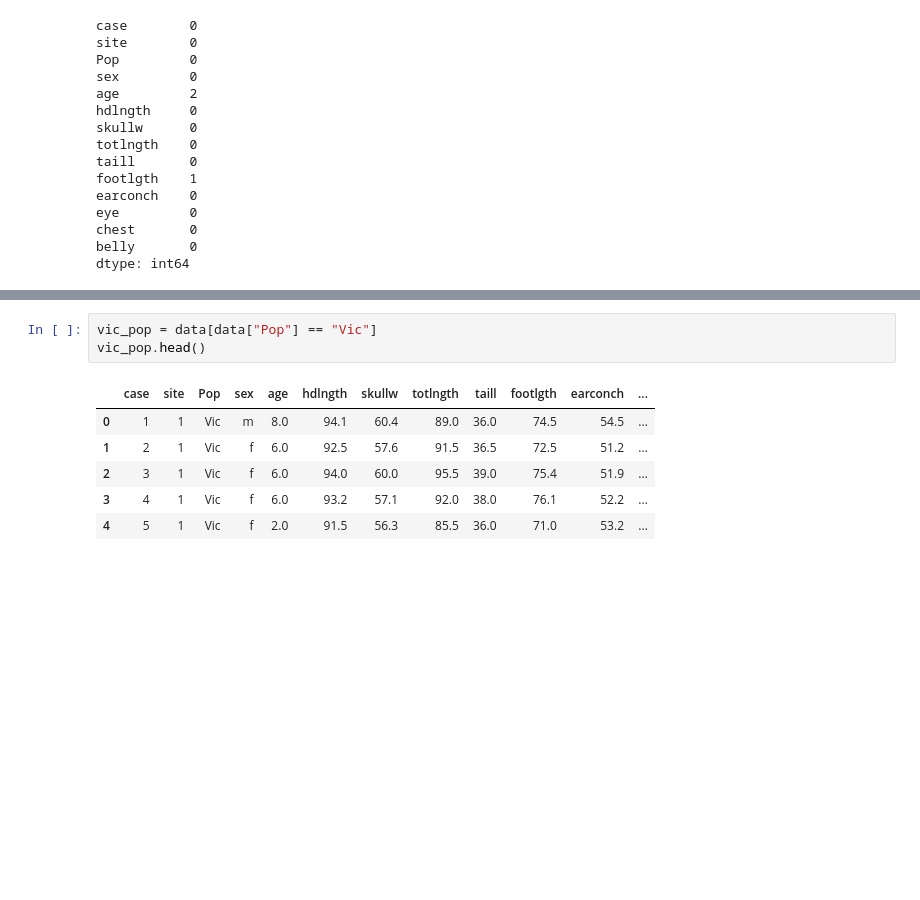
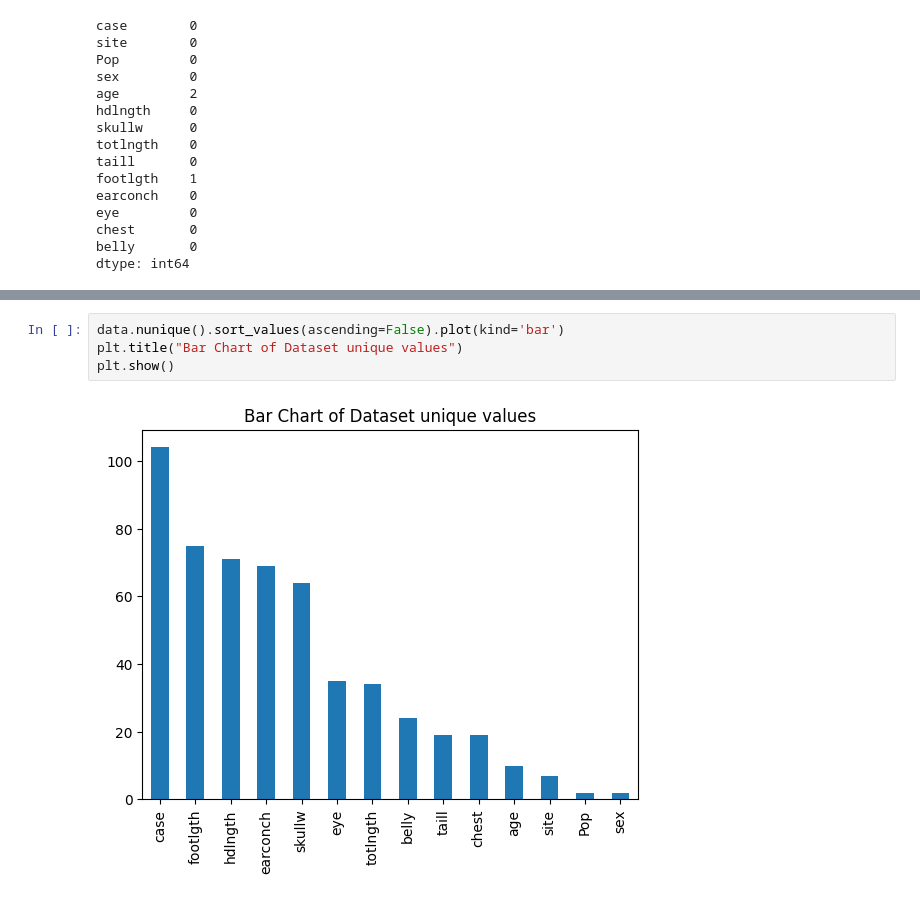
Before and after one commit to RoyalDhee/Linear_Algebra, a Jupyter notebook: task8.ipynb, the cells around one changed output, grey strips where cells are left out. Saved outputs shown, nothing was run; the diff lists cells and outputs as text; blank space fills up the shorter version.

```diff
--- a/task8.ipynb
+++ b/task8.ipynb
@@ -96,11 +137,7 @@ Name: count, dtype: int64
-# %%
-vic_pop = data[data["Pop"] == "Vic"]
-vic_pop.head()
-# %% [output]
-|  | case | site | Pop | sex | age | hdlngth | skullw | totlngth | taill | footlgth | earconch | ... |
-| 0 | 1 | 1 | Vic | m | 8.0 | 94.1 | 60.4 | 89.0 | 36.0 | 74.5 | 54.5 | ... |
-| 1 | 2 | 1 | Vic | f | 6.0 | 92.5 | 57.6 | 91.5 | 36.5 | 72.5 | 51.2 | ... |
-| 2 | 3 | 1 | Vic | f | 6.0 | 94.0 | 60.0 | 95.5 | 39.0 | 75.4 | 51.9 | ... |
-| 3 | 4 | 1 | Vic | f | 6.0 | 93.2 | 57.1 | 92.0 | 38.0 | 76.1 | 52.2 | ... |
-| 4 | 5 | 1 | Vic | f | 2.0 | 91.5 | 56.3 | 85.5 | 36.0 | 71.0 | 53.2 | ... |
+# %%
+data.nunique().sort_values(ascending=False).plot(kind='bar')
+plt.title("Bar Chart of Dataset unique values")
+plt.show()
+# %% [output]
+[figure, added]
 # %%
```
Also changed, not shown: parts of 13 cells of this notebook.
